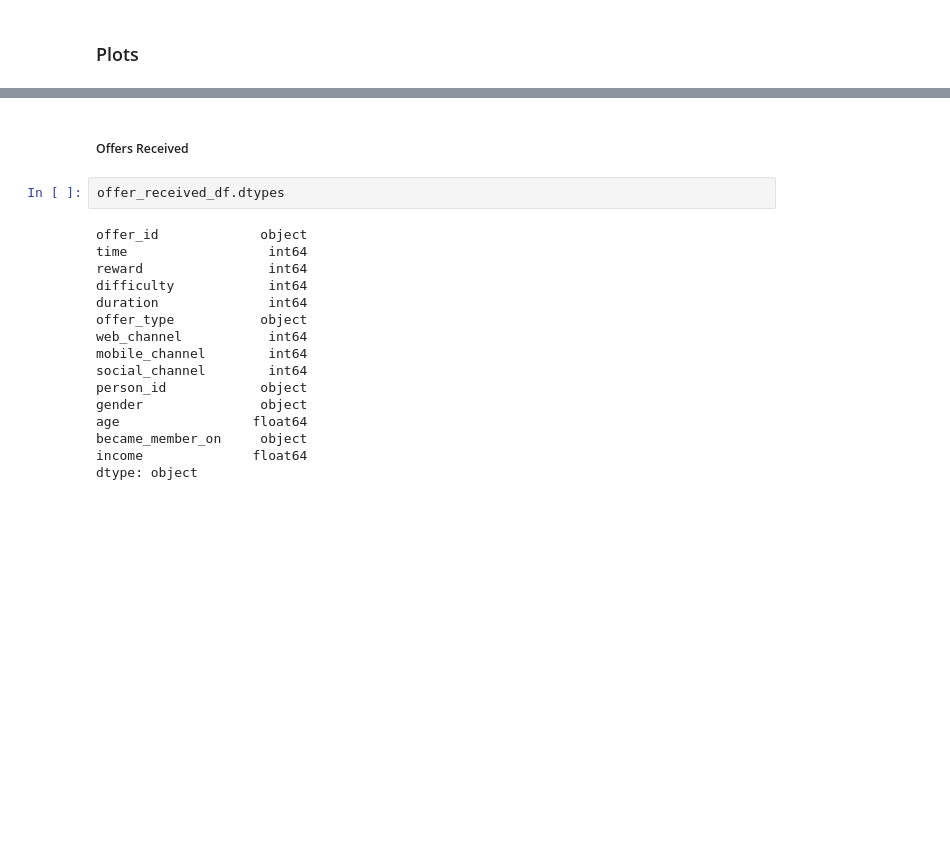
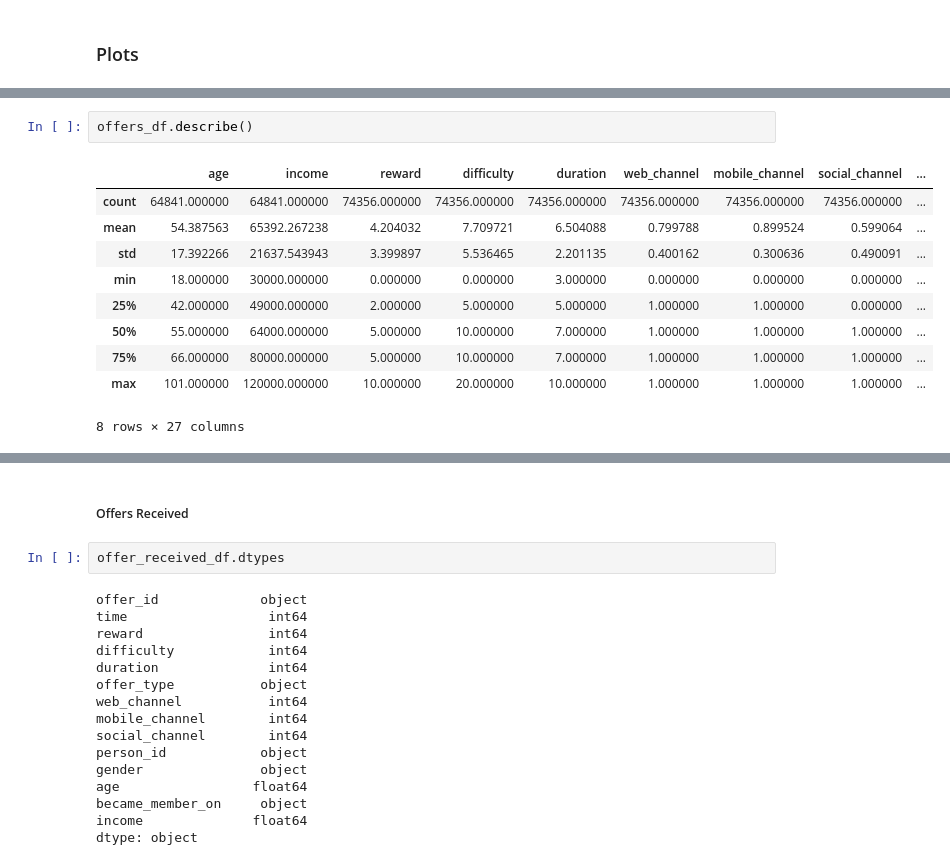
Before and after one commit to nthammadi-uncc/StarbucksPromotionAnalysis, a Jupyter notebook: Jupyter Notebooks/SB_Exploratory_Data_Analysis.ipynb, the cells around one changed output, grey strips where cells are left out. Saved outputs shown, nothing was run; the diff lists cells and outputs as text; blank space fills up the shorter version.

```diff
--- a/Jupyter Notebooks/SB_Exploratory_Data_Analysis.ipynb
+++ b/Jupyter Notebooks/SB_Exploratory_Data_Analysis.ipynb
@@ -29,0 +55,13 @@ offer_completed_df = offer_completed_df.iloc[: , 1:]
+# %%
+offers_df.describe()
+# %% [output]
+|  | age | income | reward | difficulty | duration | web_channel | mobile_channel | social_channel | ... |
+| count | 64841.000000 | 64841.000000 | 74356.000000 | 74356.000000 | 74356.000000 | 74356.000000 | 74356.000000 | 74356.000000 | ... |
+| mean | 54.387563 | 65392.267238 | 4.204032 | 7.709721 | 6.504088 | 0.799788 | 0.899524 | 0.599064 | ... |
+| std | 17.392266 | 21637.543943 | 3.399897 | 5.536465 | 2.201135 | 0.400162 | 0.300636 | 0.490091 | ... |
+| min | 18.000000 | 30000.000000 | 0.000000 | 0.000000 | 3.000000 | 0.000000 | 0.000000 | 0.000000 | ... |
+| 25% | 42.000000 | 49000.000000 | 2.000000 | 5.000000 | 5.000000 | 1.000000 | 1.000000 | 0.000000 | ... |
+| 50% | 55.000000 | 64000.000000 | 5.000000 | 10.000000 | 7.000000 | 1.000000 | 1.000000 | 1.000000 | ... |
+| 75% | 66.000000 | 80000.000000 | 5.000000 | 10.000000 | 7.000000 | 1.000000 | 1.000000 | 1.000000 | ... |
+| max | 101.000000 | 120000.000000 | 10.000000 | 20.000000 | 10.000000 | 1.000000 | 1.000000 | 1.000000 | ... |
+8 rows × 27 columns
```
Also changed, not shown: parts of 7 cells of this notebook, 1 other file.
